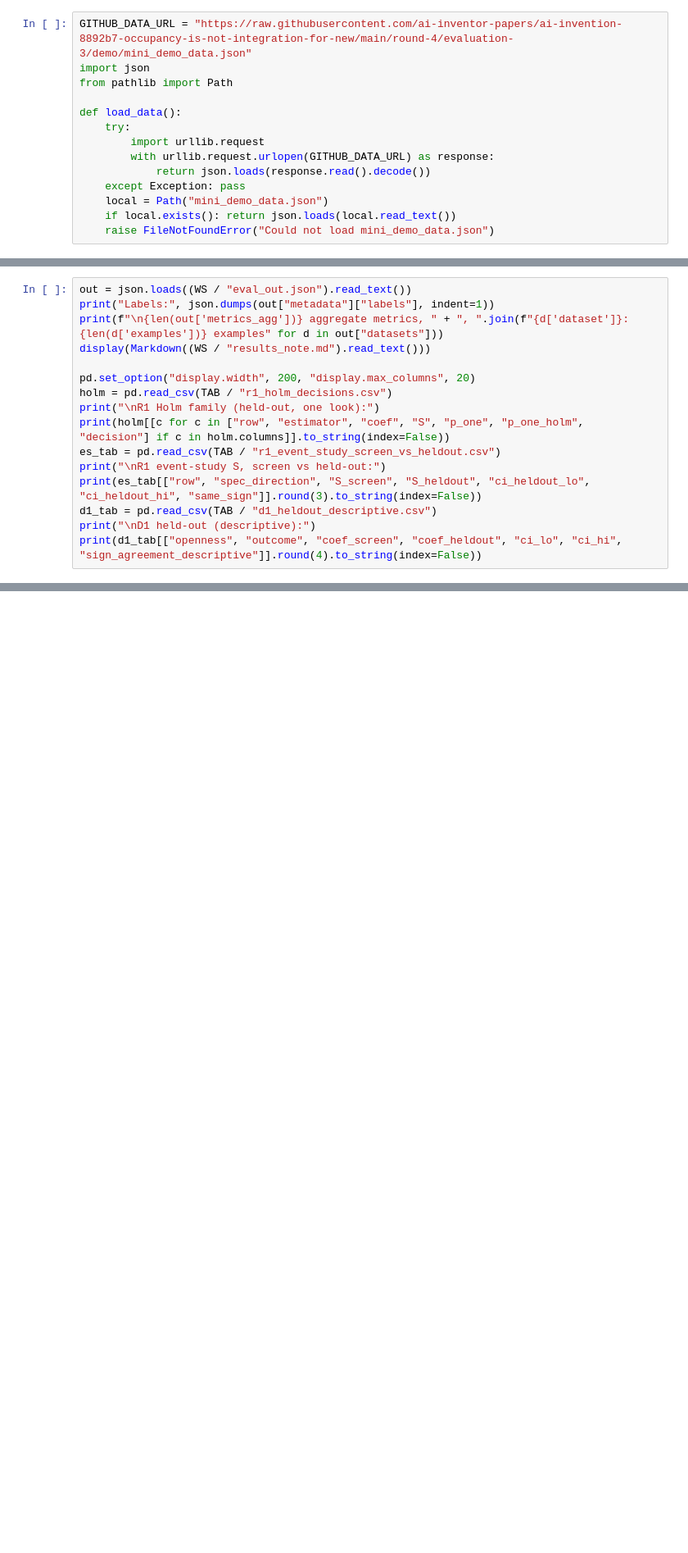
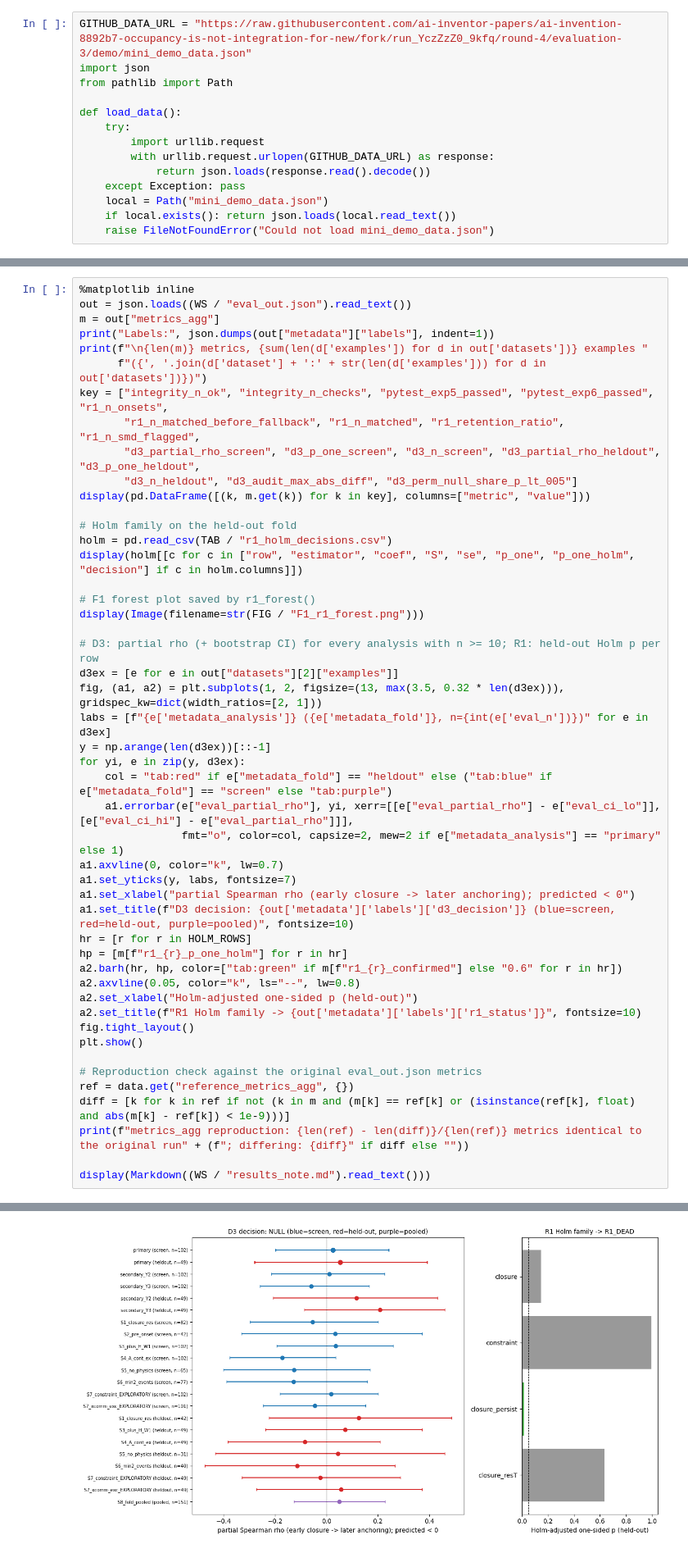
Before and after one commit to ai-inventor-papers/ai-invention-8892b7-occupancy-is-not-integration-for-new, a Jupyter notebook: round-4/evaluation-3/demo/eval_code_demo.ipynb, the cells around one changed output, grey strips where cells are left out. Shown at 82% size. Drawn from its saved outputs; the diff is of its cells as text; blank space fills up the shorter version.

Commit message:
round-4/evaluation-3 — demo for One-time held-out check of closure and D3 link

```diff
--- a/round-4/evaluation-3/demo/eval_code_demo.ipynb
+++ b/round-4/evaluation-3/demo/eval_code_demo.ipynb
@@ -52,5 +53,5 @@ This cell loads the input bundle from GitHub. If that fails, it uses a local cop
 # %%
-GITHUB_DATA_URL = "https://raw.githubusercontent.com/ai-inventor-papers/ai-invention-8892b7-occupancy-is-not-integration-for-new/main/round-4/evaluation-3/demo/mini_demo_data.json"
+GITHUB_DATA_URL = "https://raw.githubusercontent.com/ai-inventor-papers/ai-invention-8892b7-occupancy-is-not-integration-for-new/fork/run_YczZzZ0_9kfq/round-4/evaluation-3/demo/mini_demo_data.json"
 import json
 from pathlib import Path
 
@@ -656,16 +636,0 @@ The cells below show:
-# %%
-out = json.loads((WS / "eval_out.json").read_text())
-print("Labels:", json.dumps(out["metadata"]["labels"], indent=1))
-print(f"\n{len(out['metrics_agg'])} aggregate metrics, " + ", ".join(f"{d['dataset']}: {len(d['examples'])} examples" for d in out["datasets"]))
-display(Markdown((WS / "results_note.md").read_text()))
-
-pd.set_option("display.width", 200, "display.max_columns", 20)
-holm = pd.read_csv(TAB / "r1_holm_decisions.csv")
-print("\nR1 Holm family (held-out, one look):")
-print(holm[[c for c in ["row", "estimator", "coef", "S", "p_one", "p_one_holm", "decision"] if c in holm.columns]].to_string(index=False))
-es_tab = pd.read_csv(TAB / "r1_event_study_screen_vs_heldout.csv")
-print("\nR1 event-study S, screen vs held-out:")
-print(es_tab[["row", "spec_direction", "S_screen", "S_heldout", "ci_heldout_lo", "ci_heldout_hi", "same_sign"]].round(3).to_string(index=False))
-d1_tab = pd.read_csv(TAB / "d1_heldout_descriptive.csv")
-print("\nD1 held-out (descriptive):")
-print(d1_tab[["openness", "outcome", "coef_screen", "coef_heldout", "ci_lo", "ci_hi", "sign_agreement_descriptive"]].round(4).to_string(index=False))
@@ -755,0 +647,49 @@ print(cmp[cmp.metric.str.match(r"^(r1_status|r1_verdict|r1_reading|d3_|r1_closur
+# %%
+%matplotlib inline
+out = json.loads((WS / "eval_out.json").read_text())
+m = out["metrics_agg"]
+print("Labels:", json.dumps(out["metadata"]["labels"], indent=1))
+print(f"\n{len(m)} metrics, {sum(len(d['examples']) for d in out['datasets'])} examples "
+      f"({', '.join(d['dataset'] + ':' + str(len(d['examples'])) for d in out['datasets'])})")
+key = ["integrity_n_ok", "integrity_n_checks", "pytest_exp5_passed", "pytest_exp6_passed", "r1_n_onsets",
+       "r1_n_matched_before_fallback", "r1_n_matched", "r1_retention_ratio", "r1_n_smd_flagged",
+       "d3_partial_rho_screen", "d3_p_one_screen", "d3_n_screen", "d3_partial_rho_heldout", "d3_p_one_heldout",
+       "d3_n_heldout", "d3_audit_max_abs_diff", "d3_perm_null_share_p_lt_005"]
+display(pd.DataFrame([(k, m.get(k)) for k in key], columns=["metric", "value"]))
+
+# Holm family on the held-out fold
+holm = pd.read_csv(TAB / "r1_holm_decisions.csv")
+display(holm[[c for c in ["row", "estimator", "coef", "S", "se", "p_one", "p_one_holm", "decision"] if c in holm.columns]])
+
+# F1 forest plot saved by r1_forest()
+display(Image(filename=str(FIG / "F1_r1_forest.png")))
+
+# D3: partial rho (+ bootstrap CI) for every analysis with n >= 10; R1: held-out Holm p per row
+d3ex = [e for e in out["datasets"][2]["examples"]]
+fig, (a1, a2) = plt.subplots(1, 2, figsize=(13, max(3.5, 0.32 * len(d3ex))), gridspec_kw=dict(width_ratios=[2, 1]))
+labs = [f"{e['metadata_analysis']} ({e['metadata_fold']}, n={int(e['eval_n'])})" for e in d3ex]
+y = np.arange(len(d3ex))[::-1]
+for yi, e in zip(y, d3ex):
+    col = "tab:red" if e["metadata_fold"] == "heldout" else ("tab:blue" if e["metadata_fold"] == "screen" else "tab:purple")
+    a1.errorbar(e["eval_partial_rho"], yi, xerr=[[e["eval_partial_rho"] - e["eval_ci_lo"]], [e["eval_ci_hi"] - e["eval_partial_rho"]]],
+                fmt="o", color=col, capsize=2, mew=2 if e["metadata_analysis"] == "primary" else 1)
+a1.axvline(0, color="k", lw=0.7)
+a1.set_yticks(y, labs, fontsize=7)
+a1.set_xlabel("partial Spearman rho (early closure -> later anchoring); predicted < 0")
+a1.set_title(f"D3 decision: {out['metadata']['labels']['d3_decision']} (blue=screen, red=held-out, purple=pooled)", fontsize=10)
+hr = [r for r in HOLM_ROWS]
+hp = [m[f"r1_{r}_p_one_holm"] for r in hr]
+a2.barh(hr, hp, color=["tab:green" if m[f"r1_{r}_confirmed"] else "0.6" for r in hr])
+a2.axvline(0.05, color="k", ls="--", lw=0.8)
+a2.set_xlabel("Holm-adjusted one-sided p (held-out)")
+a2.set_title(f"R1 Holm family -> {out['metadata']['labels']['r1_status']}", fontsize=10)
+fig.tight_layout()
+plt.show()
+
+# Reproduction check against the original eval_out.json metrics
+ref = data.get("reference_metrics_agg", {})
+diff = [k for k in ref if not (k in m and (m[k] == ref[k] or (isinstance(ref[k], float) and abs(m[k] - ref[k]) < 1e-9)))]
+print(f"metrics_agg reproduction: {len(ref) - len(diff)}/{len(ref)} metrics identical to the original run" + (f"; differing: {diff}" if diff else ""))
+
+display(Markdown((WS / "results_note.md").read_text()))
+# %% [output]
@@ -755,0 +729 @@ print(cmp[cmp.metric.str.match(r"^(r1_status|r1_verdict|r1_reading|d3_|r1_closur
+[figure, added]
```
Also changed, not shown: parts of 39 cells of this notebook, 1 other file.
